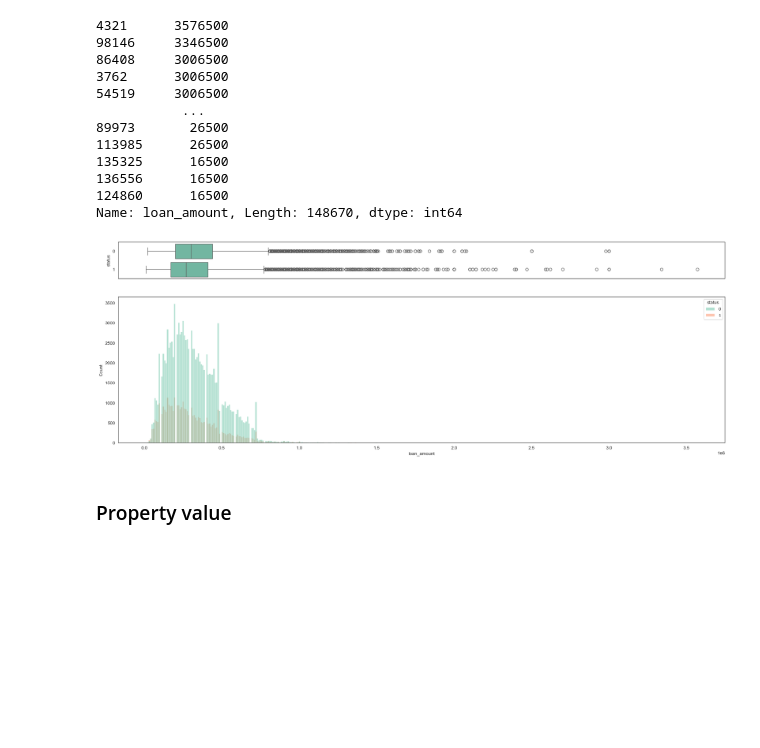
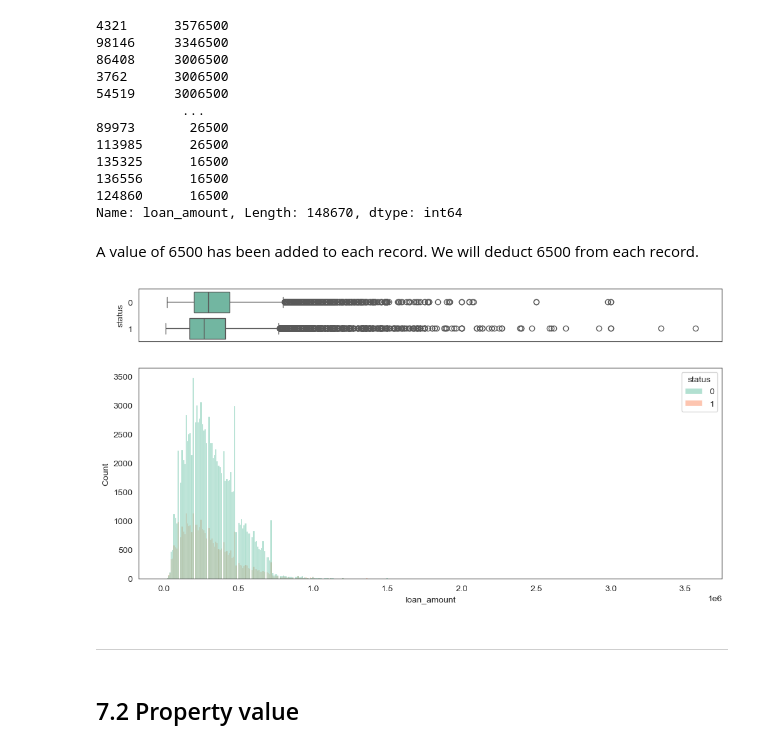
Before and after one commit to Hoale2908/Mortgage_Loans_Data_Preprocessing, a Jupyter notebook: code.ipynb, the cells around one changed output. Cells and saved outputs as stored; diff of their text form; code cells hidden in the pictures; blank space fills up the shorter version.

```diff
--- a/code.ipynb
+++ b/code.ipynb
@@ -172,7 +190,7 @@ plt.show()
 # %%
 f1 = plt.figure(figsize=(25,30))
-for col in cat_cols:
-    i = cat_cols.to_list().index(col) + 1
+for col in obj_cols:
+    i = obj_cols.to_list().index(col) + 1
     ax = f1.add_subplot(6,4,i)
     g1 = sns.histplot(df, x=df[col], legend=True, hue='status', multiple='stack')
     g1.set(ylabel=None)
@@ -184,5 +199,0 @@ Some features have significant imbalance distribution among its values which is
-# %%
-for col in ['loan_limit', 'credit_worthiness', 'open_credit', 'interest_only',
-            'lump_sum_payment', 'construction_type', 'occupancy_type','secured_by',
-            'total_units', 'security_type']:
-    print(df[col].value_counts()/len(df)*100, '\n')
@@ -209,5 +200,7 @@ Features to be **removed**: open_credit, construction_type, secured_by, total_un
-# %%
-# Drop meaningless columns
-meaningless_cols = ['open_credit', 'lump_sum_payment', 'construction_type', 'secured_by', 'total_units', 'security_type']
-df = df.drop(meaningless_cols, axis=1)
-cat_cols.drop(col)
+# %%
+threshold = 0.97
+for col in obj_cols:
+    if max(df[col].value_counts()/len(df)) > threshold:
+        df = df.drop(col, axis=1)
+        obj_cols = obj_cols.drop(col)
+        print(f'{col} has been removed')
@@ -251,21 +255,25 @@ df.loan_amount.sort_values(ascending=False)
 136556      16500
 124860      16500
 Name: loan_amount, Length: 148670, dtype: int64
+# %% [markdown]
+A value of 6500 has been added to each record. We will deduct 6500 from each record.
 # %%
 df['loan_amount'] = df['loan_amount']-6500
 # %%
-f, (ax_box, ax_hist) = plt.subplots(2, sharex=True, gridspec_kw={"height_ratios": (.2, .8)},figsize=(24,8))
+f, (ax_box, ax_hist) = plt.subplots(2, sharex=True, gridspec_kw={"height_ratios": (.2, .8)},figsize=(12,6))
 
 # assigning a graph to each ax
 sns.boxplot(df, x='loan_amount', y='status', orient='h', ax=ax_box)
 sns.histplot(df, x='loan_amount', hue='status', ax=ax_hist)
 
 # Remove x axis name for the boxplot
 ax_box.set(xlabel='')
 plt.show()
 # %% [output]
-[figure, old version]
+[figure, new version]
+# %% [markdown]
+---
 # %% [markdown]
-### Property value
+## 7.2 Property value
 # %%
 df['property_value'].sort_values(ascending=False)
```
Also changed, not shown: parts of 57 cells of this notebook, 1 other file.
